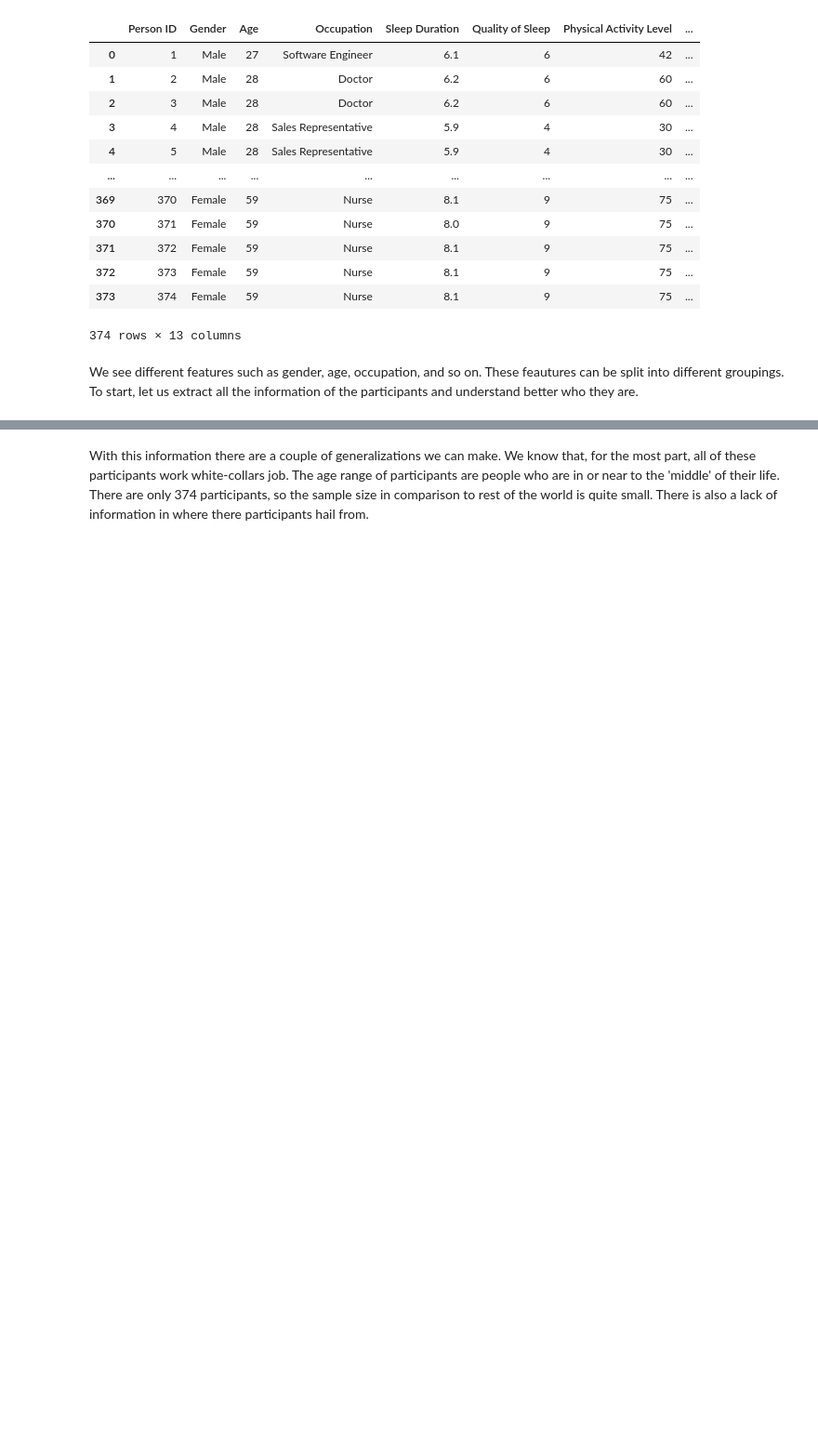
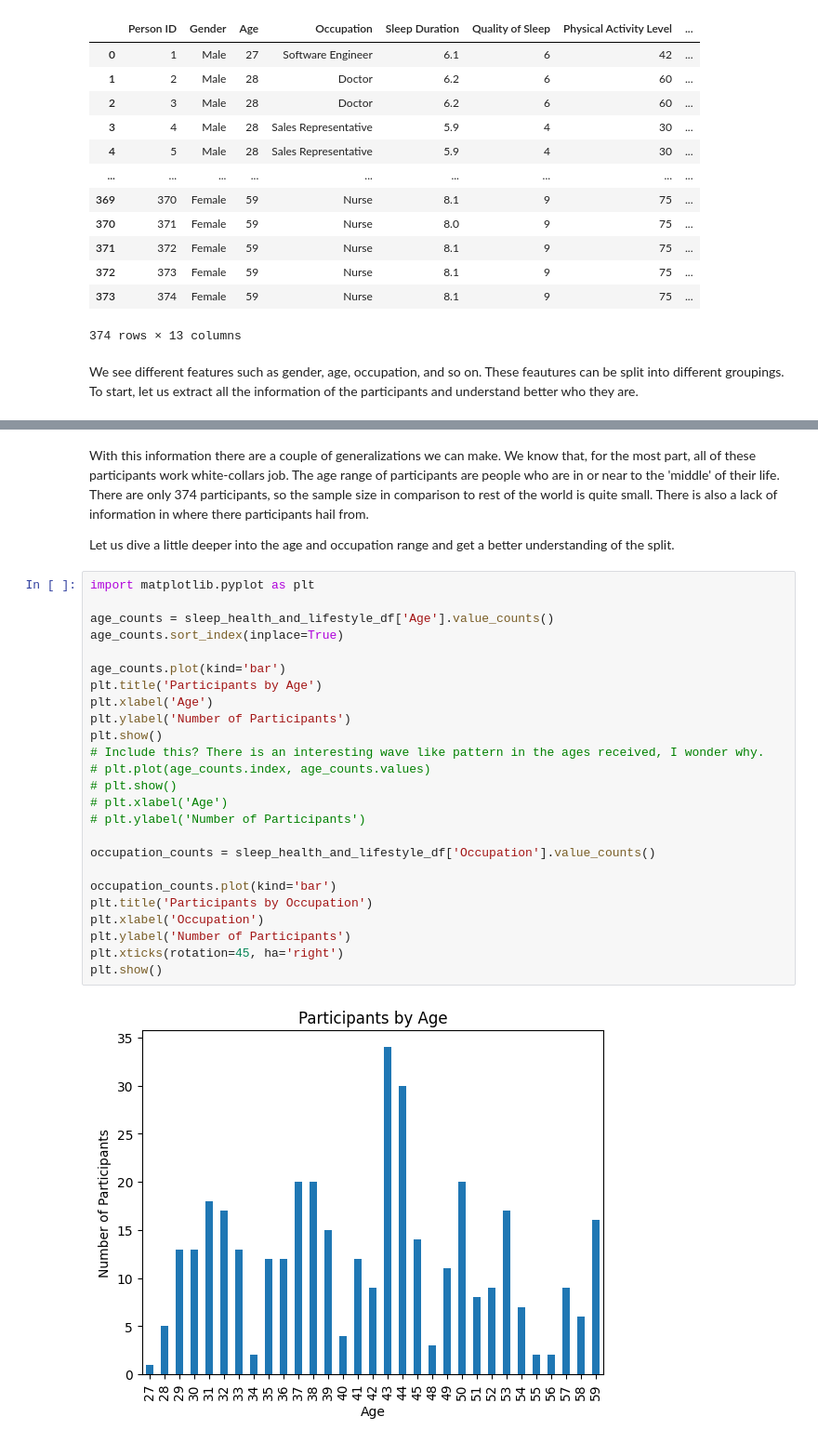
Before and after one commit to sopuvvula/Sleep-lify, a Jupyter notebook: data-processing.ipynb, the cells around one changed output, grey strips where cells are left out. Shown: that part at 93% size. Saved outputs shown, nothing was run; the diff lists cells and outputs as text; blank space fills up the shorter version.

Commit message:
Added a little bit more analysis into the participant identity

```diff
--- a/data-processing.ipynb
+++ b/data-processing.ipynb
@@ -40,3 +39,32 @@ Range of ages: 27 - 59
 Different occupations: Software Engineer, Doctor, Sales Representative, Teacher, Nurse, Engineer, Accountant, Scientist, Lawyer, Salesperson, Manager
 # %% [markdown]
 With this information there are a couple of generalizations we can make. We know that, for the most part, all of these participants work white-collars job. The age range of participants are people who are in or near to the 'middle' of their life. There are only 374 participants, so the sample size in comparison to rest of the world is quite small. There is also a lack of information in where there participants hail from.
+
+Let us dive a little deeper into the age and occupation range and get a better understanding of the split.
+# %%
+import matplotlib.pyplot as plt
+
+age_counts = sleep_health_and_lifestyle_df['Age'].value_counts()
+age_counts.sort_index(inplace=True)
+
+age_counts.plot(kind='bar')
+plt.title('Participants by Age')
+plt.xlabel('Age')
+plt.ylabel('Number of Participants')
+plt.show()
+# Include this? There is an interesting wave like pattern in the ages received, I wonder why.
+# plt.plot(age_counts.index, age_counts.values)
+# plt.show()
+# plt.xlabel('Age')
+# plt.ylabel('Number of Participants')
+
+occupation_counts = sleep_health_and_lifestyle_df['Occupation'].value_counts()
+
+occupation_counts.plot(kind='bar')
+plt.title('Participants by Occupation')
+plt.xlabel('Occupation')
+plt.ylabel('Number of Participants')
+plt.xticks(rotation=45, ha='right')
+plt.show()
+# %% [output]
+[figure, added]
```
Also changed, not shown: parts of 3 cells of this notebook.
